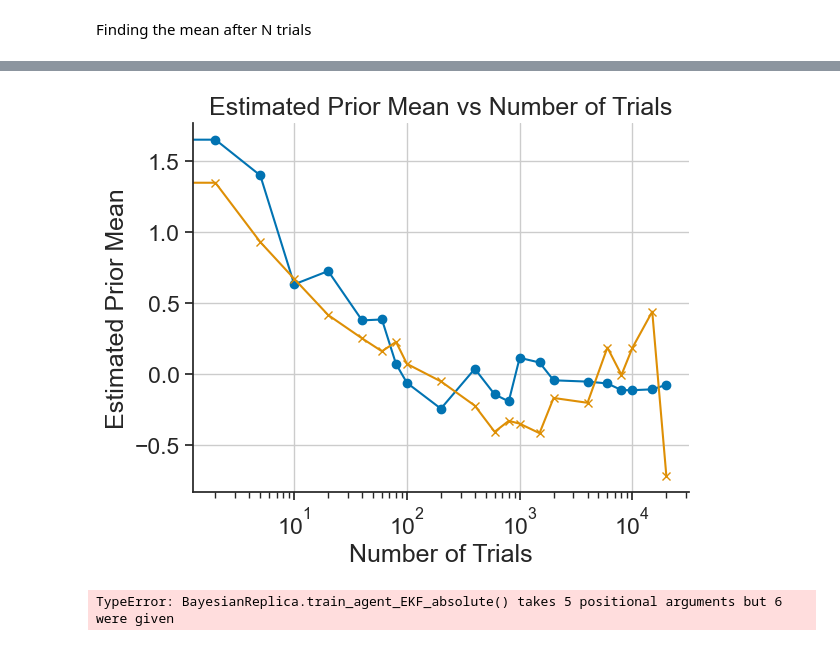
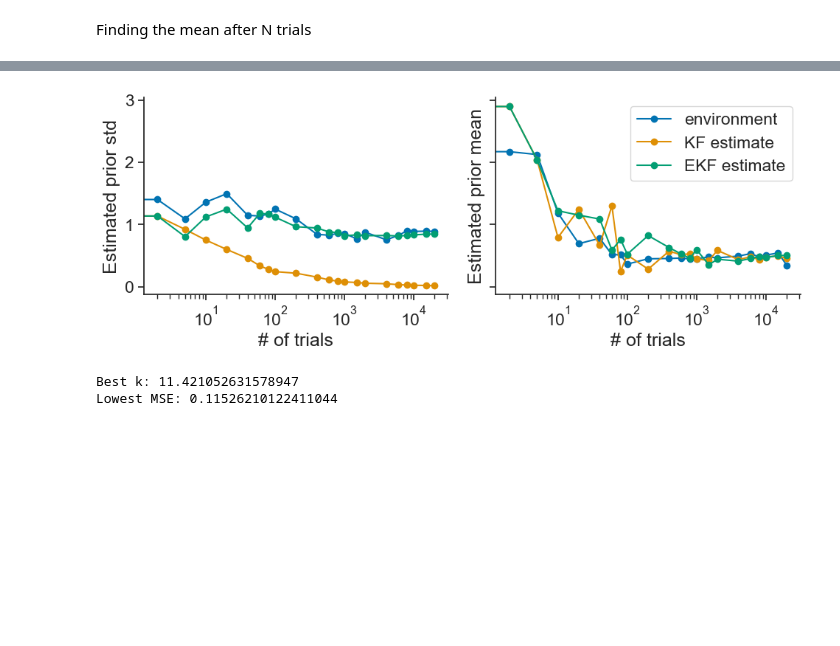
Before and after one commit to camila-maura/bayesian_agents_project_s1, a Jupyter notebook: notebooks/level_5.ipynb, the cells around one changed output, grey strips where cells are left out. Drawn from its saved outputs; the diff is of its cells as text; code cells hidden in the pictures; blank space fills up the shorter version.

Commit message:
changed bayesian agent code

```diff
--- a/notebooks/level_5.ipynb
+++ b/notebooks/level_5.ipynb
@@ -298,14 +232,29 @@ plt.show()
-# %%
-plt.plot(trials, mu_list_agent, marker='o')
-plt.plot(trials, mu_list, marker='x')
-plt.xscale('log')
-plt.xlabel('Number of Trials')
-plt.ylabel('Estimated Prior Mean')
-plt.title('Estimated Prior Mean vs Number of Trials')
-plt.grid(True)
-plt.show()
-# %% [output]
-[figure, removed]
+# %%
+fig, axes = plt.subplots(1, 2, figsize=(10, 4), sharey=True)
+
+axes[0].plot(trials, sigma_list, marker='o', label="environment")
+axes[0].plot(trials, sigma_list_kf_agent, marker='o', label="KF estimate")
+axes[0].plot(trials, sigma_list_ekf_agent, marker='o', label="EKF estimate")
+axes[0].set_xscale('log')
+axes[0].set_xlabel('# of trials')
+axes[0].set_ylabel('Estimated prior std')
+axes[0].grid(False)
+
+
+axes[1].plot(trials, mu_list, marker='o', label="environment")
+axes[1].plot(trials, mu_list_kf_agent, marker='o', label="KF estimate")
+axes[1].plot(trials, mu_list_ekf_agent, marker='o', label="EKF estimate")
+axes[1].set_xscale('log')
+axes[1].set_xlabel('# of trials')
+axes[1].set_ylabel('Estimated prior mean')
+
+axes[1].grid(False)
+axes[1].legend()
+
+plt.tight_layout()
+plt.show()
+# %% [output]
+[figure, added]
 # %%
 def mse(true_list, pred_list):
     # Make sure both lists have the same length
@@ -327,7 +276,7 @@ for k in k_values:
         sigma_list_agent.append(sigma_prior)
         agent.reset_agent()
         agent.train_agent_kalmann_m_noise(n_trials, mu_final, sigma_final, measurement_noise)
-        agent.train_agent_EKF_absolute(n_trials, mu_final, sigma_final, measurement_noise, k)
+        agent.train_agent_EKF_absolute(n_trials, mu_final, sigma_final, measurement_noise)#, k)
 
     current_mse = mse(sigma_list, sigma_list_agent)
 
@@ -338,4 +287,5 @@ for k in k_values:
 print("Best k:", best_k)
 print("Lowest MSE:", lowest_mse)
 # %% [output]
-TypeError: BayesianReplica.train_agent_EKF_absolute() takes 5 positional arguments but 6 were given
+Best k: 11.421052631578947
+Lowest MSE: 0.11526210122411044
```
Also changed, not shown: parts of 8 cells of this notebook, 1 other file.
